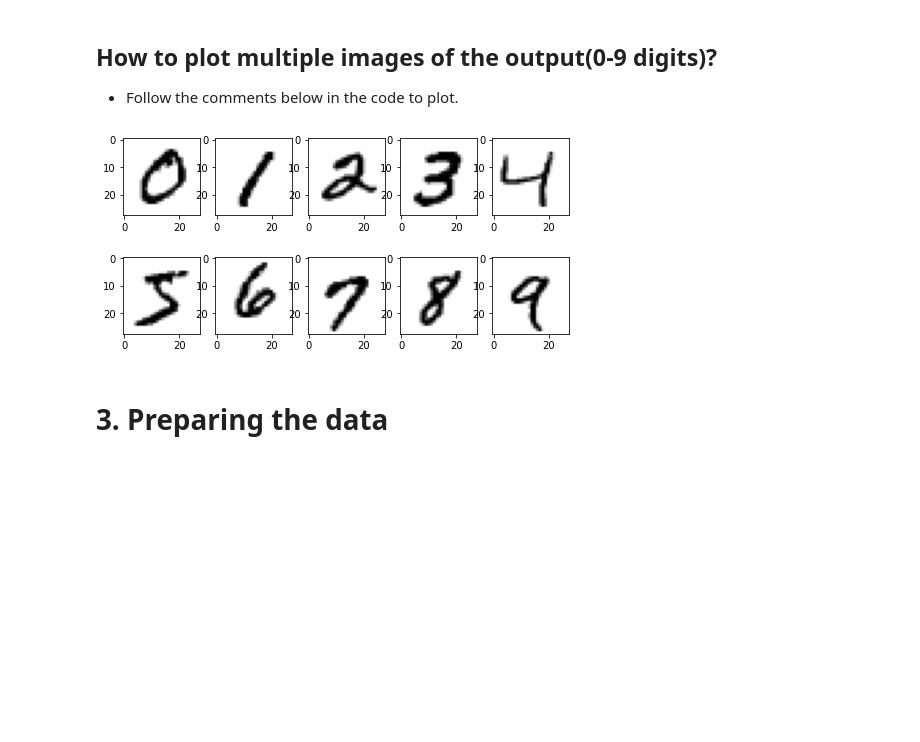
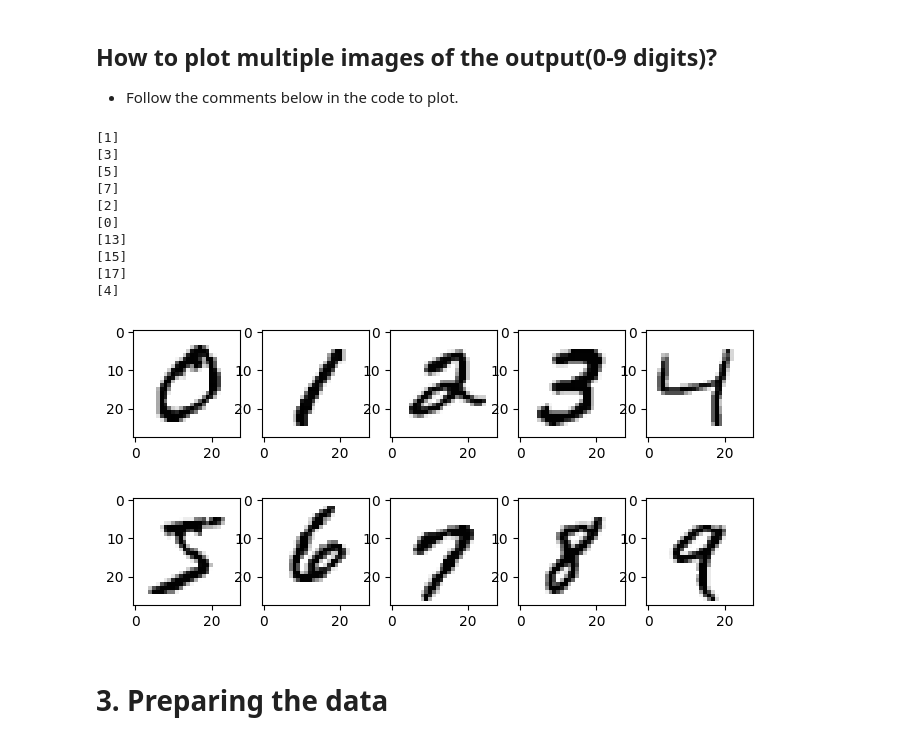
Before and after one commit to AbhisekBag/CloudyML, a Jupyter notebook: Deep Learning/ANN/Neural Network Module1.4.ipynb, the cells around one changed output. Saved outputs shown, nothing was run; the diff lists cells and outputs as text; code cells hidden in the pictures; blank space fills up the shorter version.

Commit message:
training neurat net added

```diff
--- a/Deep Learning/ANN/Neural Network Module1.4.ipynb
+++ b/Deep Learning/ANN/Neural Network Module1.4.ipynb
@@ -26,7 +26,7 @@ The problem we’re trying to solve here is to classify grayscale images of hand
 # 1. **Importing & Understanding Data**
 # %%
 # Import mnist from tensorflow.keras.datasets
-
-
+from tensorflow.keras.datasets import mnist
 
 # load the data using mnist.load_data and define train_images, train_labels, test_images, test_labels
+(train_images, train_labels), (test_images, test_labels) = mnist.load_data()
@@ -91,21 +91,32 @@ array([7, 2, 1, ..., 4, 5, 6], dtype=uint8)
 - Follow the comments below in the code to plot.
 # %%
 # importing pyplot and numpy for plotting images of 0-9
-
-
+import matplotlib.pyplot as plt
+import numpy as np
 # defining subplots (2,5)
 fig, ax = plt.subplots(2,5, figsize=(8,4))
 
 # looping over ax.flatten(), and plotting each digit
-for i, ax in None: # code instead of None
+for i, ax in enumerate(ax.flatten()): # code instead of None
     # choosing each digit occuring at its first instance
-    im_idx = None # code instead of None
+    im_idx = np.argwhere(train_labels == i)[0] # code instead of None
+    print(im_idx)
     # reshaping the selected digit to (28, 28) from (1, 28, 28)
-    plottable_image = # code here
+    plottable_image = np.reshape(train_images[im_idx], (28,28))# code here
     # now pass this plottable_image to ax.imshow
     ax.imshow(plottable_image, cmap='gray_r')
 # %% [output]
+[1]
+[3]
+[5]
+[7]
+[2]
+[0]
+[13]
+[15]
+[17]
+[4]
-[figure, old version]
+[figure, new version]
 # %% [markdown]
 # 3. **Preparing the data**
 # %% [markdown]
```
Also changed, not shown: parts of 32 cells of this notebook.
